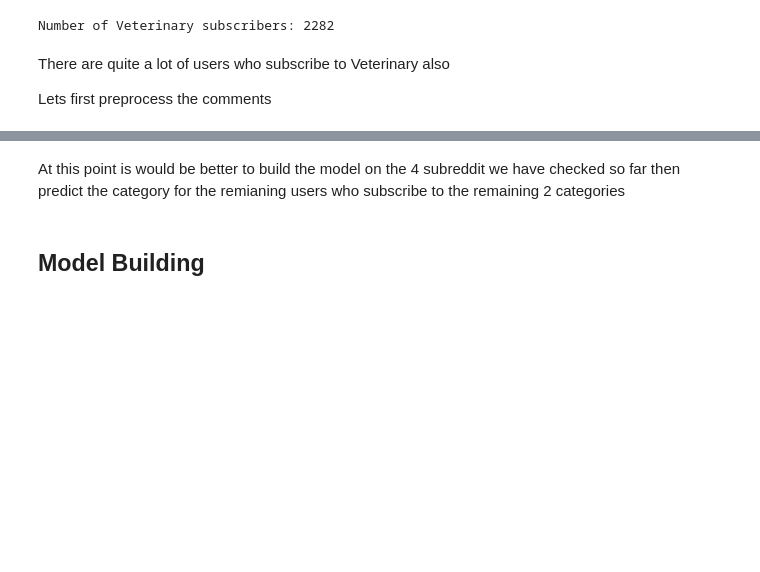
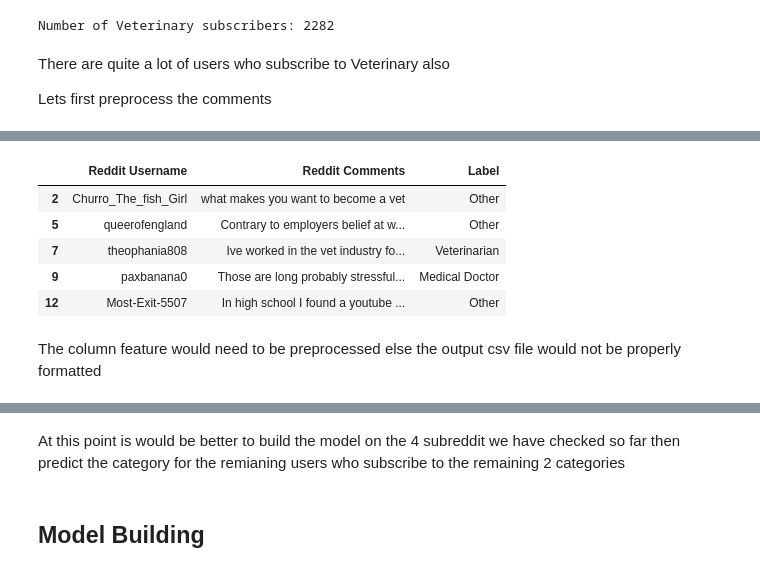
Before and after one commit to usmanadaudu/Doctor-Vet-Classification, a Jupyter notebook: Doctor-vet-classification-model-bulding.ipynb, the cells around one changed output, grey strips where cells are left out. Cells and saved outputs as stored; diff of their text form; code cells hidden in the pictures; blank space fills up the shorter version.

```diff
--- a/Doctor-vet-classification-model-bulding.ipynb
+++ b/Doctor-vet-classification-model-bulding.ipynb
@@ -943,0 +1184,13 @@ print(doctors)
+# %%
+train_set_df.columns = ["Reddit Username", "Reddit Comments", "Label"]
+# %%
+train_set_df.head()
+# %% [output]
+|  | Reddit Username | Reddit Comments | Label |
+| 2 | Churro_The_fish_Girl | what makes you want to become a vet | Other |
+| 5 | queerofengland | Contrary to employers belief at w... | Other |
+| 7 | theophania808 | Ive worked in the vet industry fo... | Veterinarian |
+| 9 | paxbanana0 | Those are long probably stressful... | Medical Doctor |
+| 12 | Most-Exit-5507 | In high school I found a youtube ... | Other |
+# %% [markdown]
+The column feature would need to be preprocessed else the output csv file would not be properly formatted
```
Also changed, not shown: parts of 138 cells of this notebook.
